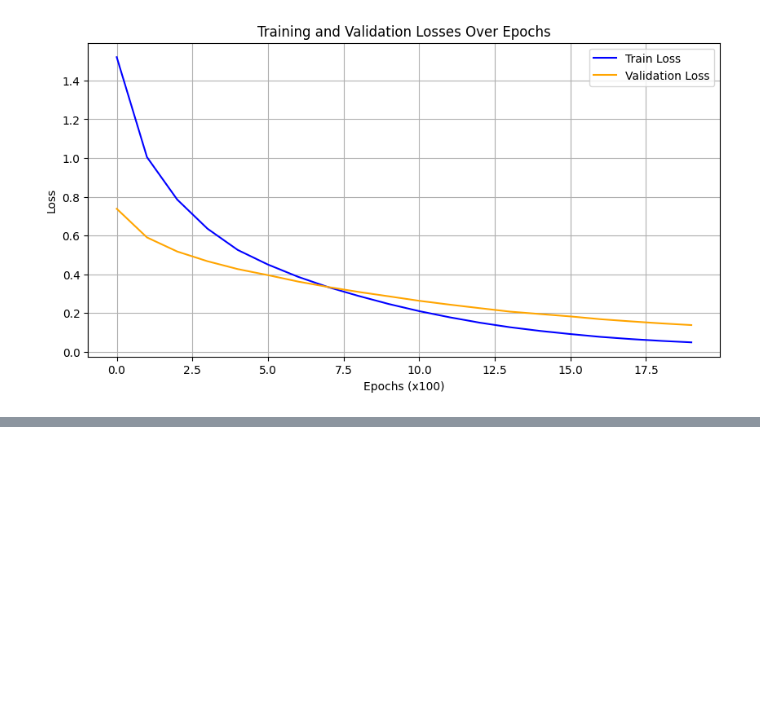
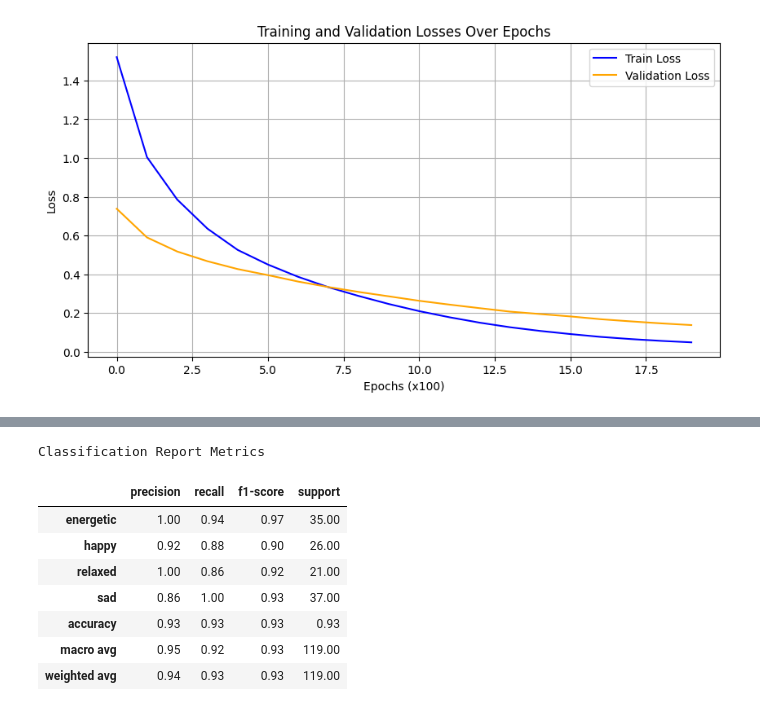
Before and after one commit to MadSmith17/480Project, a Jupyter notebook: AdditionalFeaturesAdd3.ipynb, the cells around one changed output, grey strips where cells are left out. Cells and saved outputs as stored; diff of their text form; code cells hidden in the pictures; blank space fills up the shorter version.

```diff
--- a/AdditionalFeaturesAdd3.ipynb
+++ b/AdditionalFeaturesAdd3.ipynb
@@ -180,0 +201,19 @@ weighted avg       0.94      0.93      0.93       119
+# %%
+# Generate classification report as a dictionary
+report_dict = classification_report(y_test, y_pred, target_names=le.classes_, output_dict=True)
+
+# Convert the dictionary to a DataFrame for better readability
+report_df = pd.DataFrame(report_dict).transpose()
+
+# Display the DataFrame
+report_df.style.set_caption("Classification Report Metrics").format("{:.2f}")
+# %% [output]
+Classification Report Metrics
+|  | precision | recall | f1-score | support |
+| energetic | 1.00 | 0.94 | 0.97 | 35.00 |
+| happy | 0.92 | 0.88 | 0.90 | 26.00 |
+| relaxed | 1.00 | 0.86 | 0.92 | 21.00 |
+| sad | 0.86 | 1.00 | 0.93 | 37.00 |
+| accuracy | 0.93 | 0.93 | 0.93 | 0.93 |
+| macro avg | 0.95 | 0.92 | 0.93 | 119.00 |
+| weighted avg | 0.94 | 0.93 | 0.93 | 119.00 |
```
Also changed, not shown: parts of 6 cells of this notebook.
